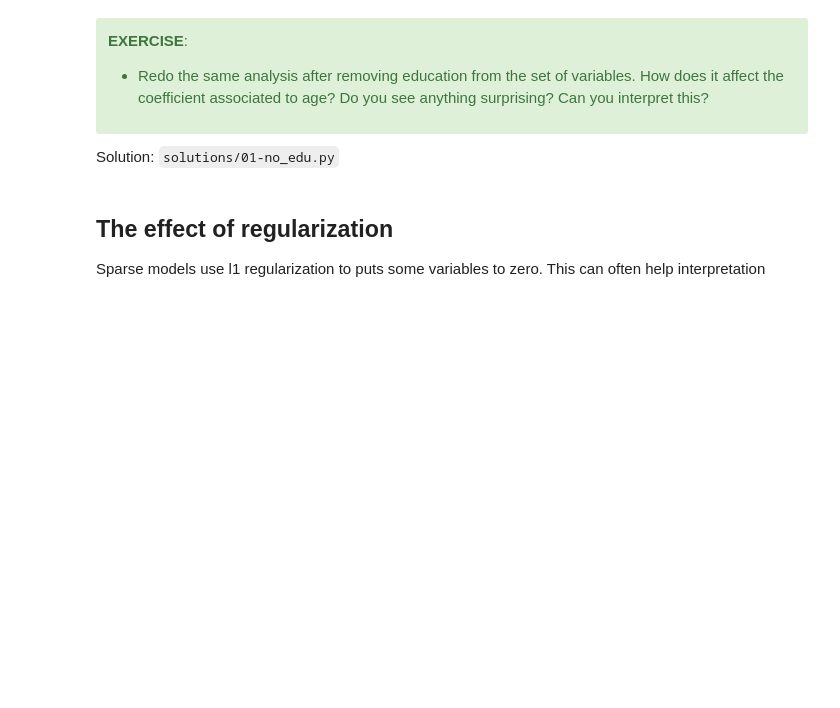
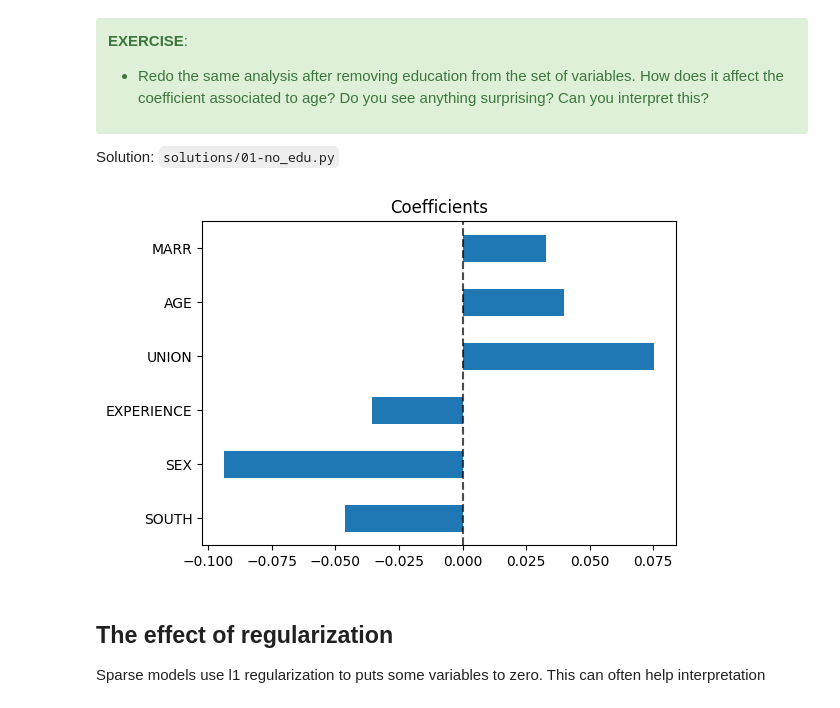
Before and after one commit to baptiste-pasquier/datacamp-master, a Jupyter notebook: 07_model_interpretation/01-interpreting_linear_models.ipynb, the cells around one changed output. Cells and saved outputs as stored; diff of their text form; code cells hidden in the pictures; blank space fills up the shorter version.

```diff
--- a/07_model_interpretation/01-interpreting_linear_models.ipynb
+++ b/07_model_interpretation/01-interpreting_linear_models.ipynb
@@ -134,6 +146,23 @@ appear as more important than age.
 </div>
 
 Solution: `solutions/01-no_edu.py`
+# %%
+# %load solutions/01-no_edu.py
+X_ = X.drop(columns=["EDUCATION"])
+
+ridge.fit(X_, y)
+
+# Visualize the coefs
+plt.figure(figsize=(6, 4))
+
+coefs = pd.Series(ridge.coef_, index=X_.columns)
+coefs.plot(kind="barh")
+plt.axvline(0.0, color="k", linestyle="--", alpha=0.7)
+
+plt.title("Coefficients")
+plt.tight_layout()
+# %% [output]
+[figure, added]
 # %% [markdown]
 The effect of regularization
 --------------------------------------------
```
Also changed, not shown: parts of 9 cells of this notebook, 2 other files.
